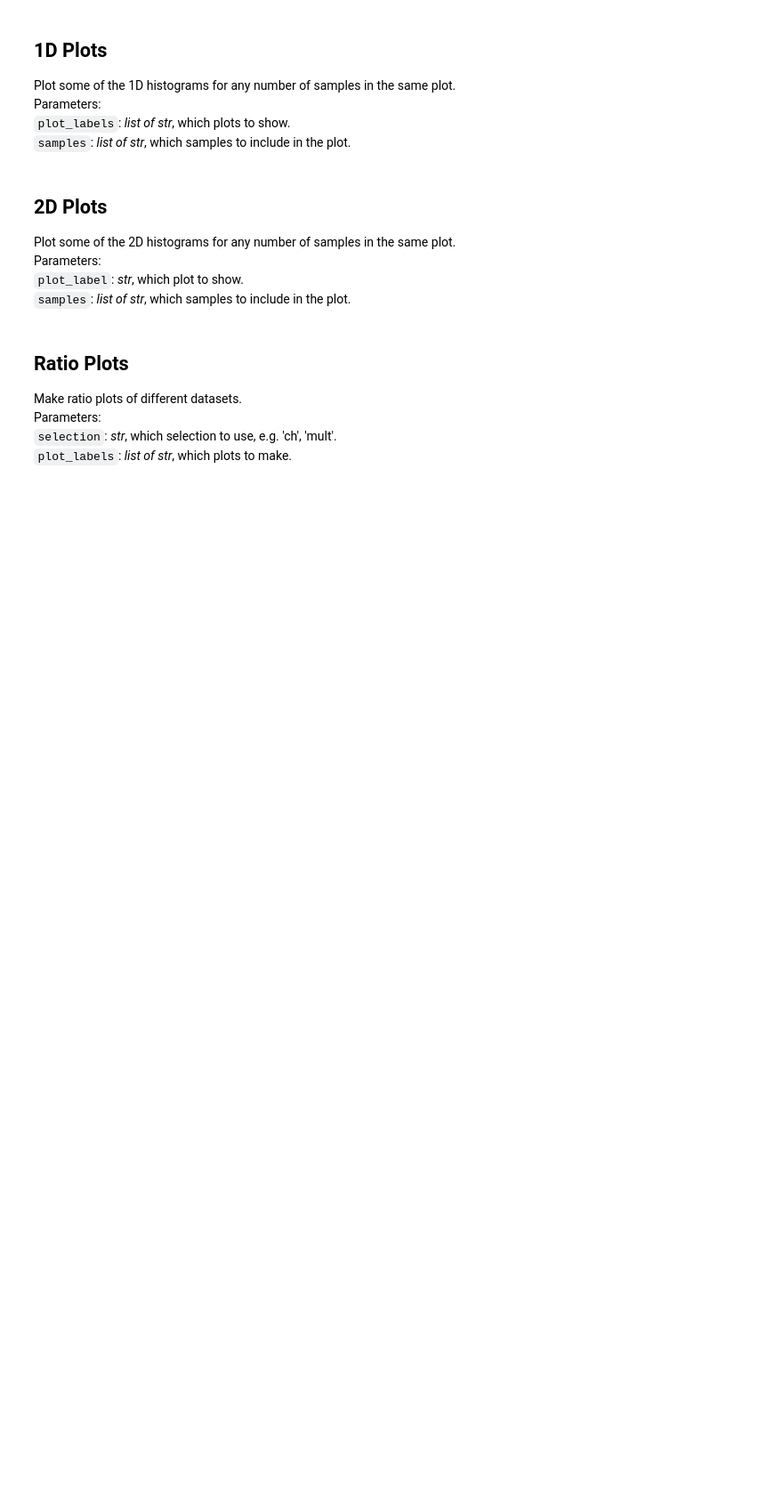
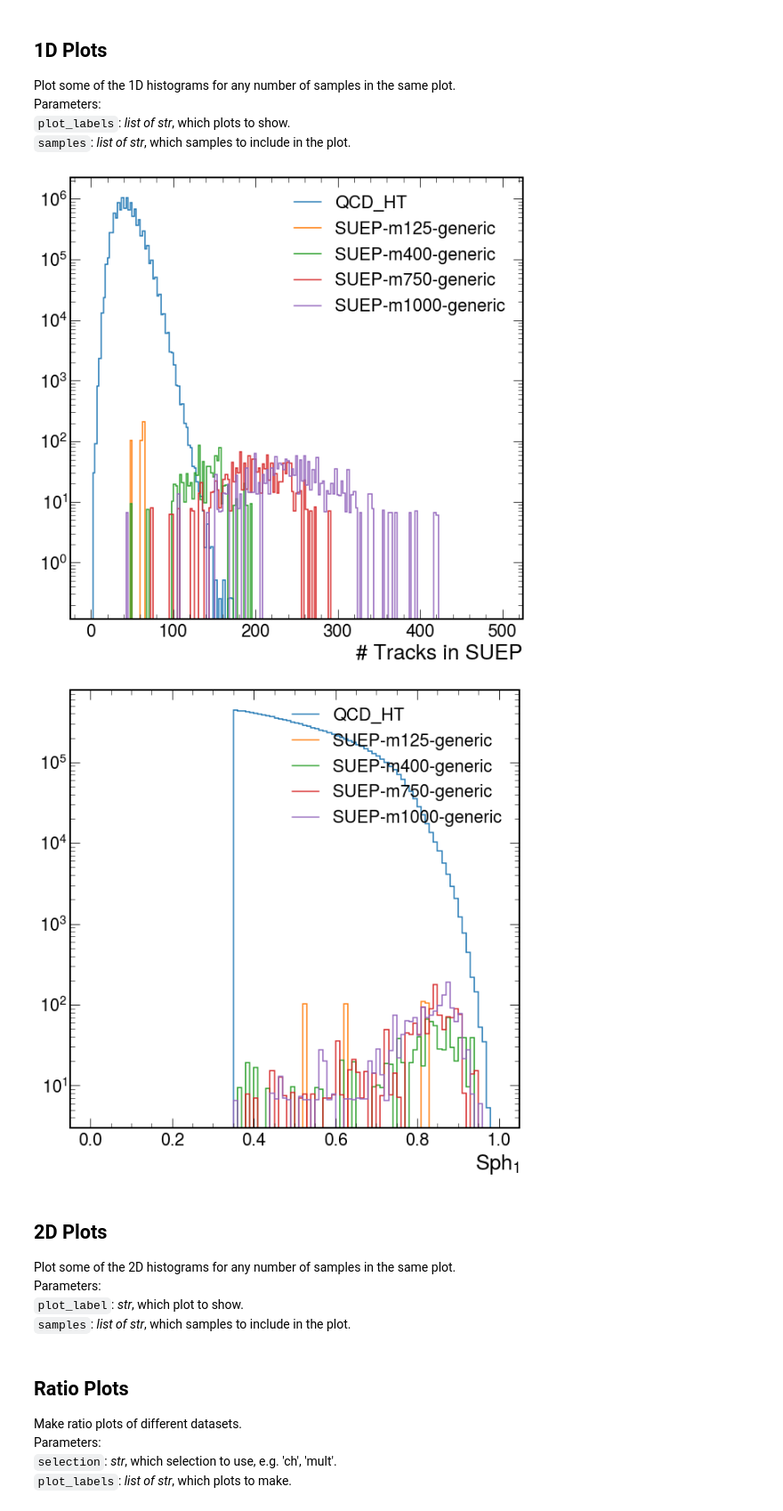
Before and after one commit to SUEPPhysics/SUEPCoffea_dask, a Jupyter notebook: plotting/plot.ipynb, the cells around one changed output. Shown at 89% size. Cells and saved outputs as stored; diff of their text form; code cells hidden in the pictures; blank space fills up the shorter version.

```diff
--- a/plotting/plot.ipynb
+++ b/plotting/plot.ipynb
@@ -25,8 +25,8 @@ matplotlib.rcParams['figure.facecolor'] = 'white'
 `infile_names`: _array of str_: full paths of .pkl files.<br>
 # %%
 # parameters
-input_label = 'test'
-output_label = '/home/submit/lavezzo/public_html/SUEP/analysis/test/'
+input_label = 'nconst_S1'
+output_label = '/home/submit/lavezzo/public_html/SUEP/analysis/nconst_S1/'
 file_ext = '.png'
 
 # input .pkl files
@@ -173,21 +173,24 @@ Parameters:<br>
 `plot_labels`: _list of str_, which plots to show.<br>
 `samples`: _list of str_, which samples to include in the plot.
 # %%
-plot_labels = ['A_SUEP_S1_CL']
+plot_labels = ['SUEP_nconst_CL', 'SUEP_S1_CL']
 samples = ['QCD_HT']
 samples += ['SUEP-m125-generic', 'SUEP-m400-generic', 'SUEP-m750-generic', 'SUEP-m1000-generic']
 
 for plot_label in plot_labels:
     for sample in samples:
         hep.histplot(plots[sample][plot_label][::1j],
                      yerr=False, label=sample)
 
     # plt.ylim(1e4,1e6)
-    #plt.xlim(0,150)
+    # plt.xlim(0,150)
     plt.legend()
     plt.yscale("log")
     plt.savefig(output_label + plot_label + file_ext, bbox_inches='tight')
     plt.show()
+# %% [output]
+[figure, added]
+[figure, added]
 # %% [markdown]
 ## 2D Plots
 Plot some of the 2D histograms for any number of samples in the same plot.<br>
```
Also changed, not shown: parts of 8 cells of this notebook, 1 other file.
